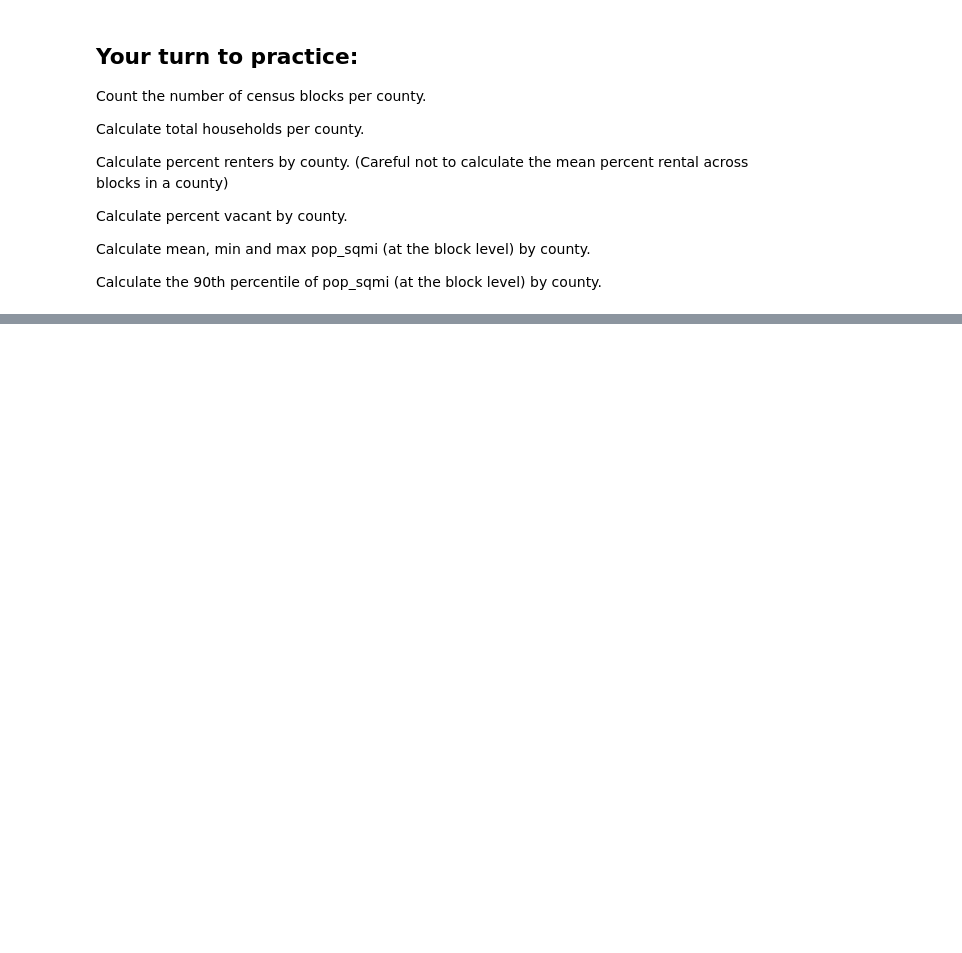
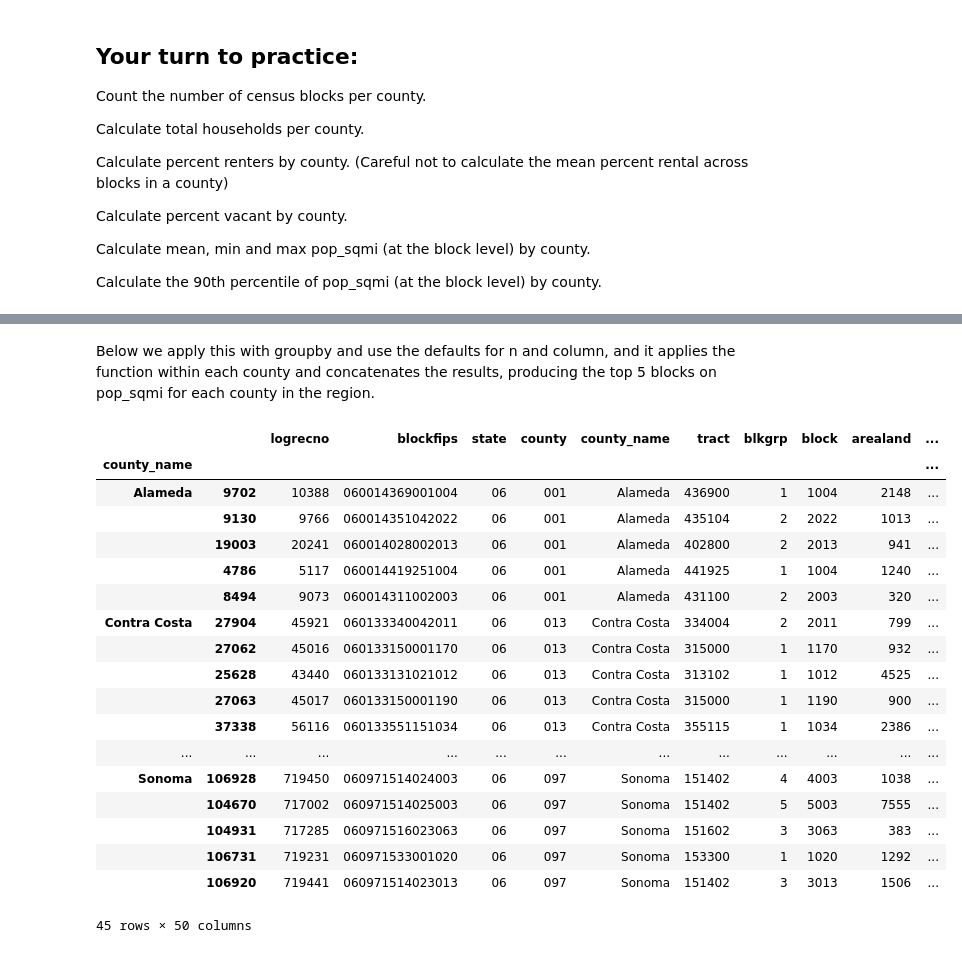
Before and after one commit to waddell/urban-informatics-and-visualization, a Jupyter notebook: Session 16 - Oct 19 - Pandas Data Science Part 1/data-science-part-1.ipynb, the cells around one changed output, grey strips where cells are left out. Drawn from its saved outputs; the diff is of its cells as text; code cells hidden in the pictures; blank space fills up the shorter version.

Commit message:
Extensions to groupby operations

```diff
--- a/Session 16 - Oct 19 - Pandas Data Science Part 1/data-science-part-1.ipynb
+++ b/Session 16 - Oct 19 - Pandas Data Science Part 1/data-science-part-1.ipynb
@@ -140,0 +305,3 @@ Calculate the 90th percentile of pop_sqmi (at the block level) by county.
+# %%
+def top(df, n=5, column='pop_sqmi'):
+    return df.sort_values(by=column)[-n:]
@@ -140,0 +325,24 @@ Calculate the 90th percentile of pop_sqmi (at the block level) by county.
+# %% [markdown]
+Below we apply this with groupby and use the defaults for n and column, and it applies the function within each county and concatenates the results, producing the top 5 blocks on pop_sqmi for each county in the region.
+# %%
+sf1.groupby('county_name').apply(top)
+# %% [output]
+|  |  | logrecno | blockfips | state | county | county_name | tract | blkgrp | block | arealand | ... |
+| county_name |  |  |  |  |  |  |  |  |  |  | ... |
+| Alameda | 9702 | 10388 | 060014369001004 | 06 | 001 | Alameda | 436900 | 1 | 1004 | 2148 | ... |
+|  | 9130 | 9766 | 060014351042022 | 06 | 001 | Alameda | 435104 | 2 | 2022 | 1013 | ... |
+|  | 19003 | 20241 | 060014028002013 | 06 | 001 | Alameda | 402800 | 2 | 2013 | 941 | ... |
+|  | 4786 | 5117 | 060014419251004 | 06 | 001 | Alameda | 441925 | 1 | 1004 | 1240 | ... |
+|  | 8494 | 9073 | 060014311002003 | 06 | 001 | Alameda | 431100 | 2 | 2003 | 320 | ... |
+| Contra Costa | 27904 | 45921 | 060133340042011 | 06 | 013 | Contra Costa | 334004 | 2 | 2011 | 799 | ... |
+|  | 27062 | 45016 | 060133150001170 | 06 | 013 | Contra Costa | 315000 | 1 | 1170 | 932 | ... |
+|  | 25628 | 43440 | 060133131021012 | 06 | 013 | Contra Costa | 313102 | 1 | 1012 | 4525 | ... |
+|  | 27063 | 45017 | 060133150001190 | 06 | 013 | Contra Costa | 315000 | 1 | 1190 | 900 | ... |
+|  | 37338 | 56116 | 060133551151034 | 06 | 013 | Contra Costa | 355115 | 1 | 1034 | 2386 | ... |
+| ... | ... | ... | ... | ... | ... | ... | ... | ... | ... | ... | ... |
+| Sonoma | 106928 | 719450 | 060971514024003 | 06 | 097 | Sonoma | 151402 | 4 | 4003 | 1038 | ... |
+|  | 104670 | 717002 | 060971514025003 | 06 | 097 | Sonoma | 151402 | 5 | 5003 | 7555 | ... |
+|  | 104931 | 717285 | 060971516023063 | 06 | 097 | Sonoma | 151602 | 3 | 3063 | 383 | ... |
+|  | 106731 | 719231 | 060971533001020 | 06 | 097 | Sonoma | 153300 | 1 | 1020 | 1292 | ... |
+|  | 106920 | 719441 | 060971514023013 | 06 | 097 | Sonoma | 151402 | 3 | 3013 | 1506 | ... |
+45 rows × 50 columns
```
Also changed, not shown: parts of 31 cells of this notebook.
